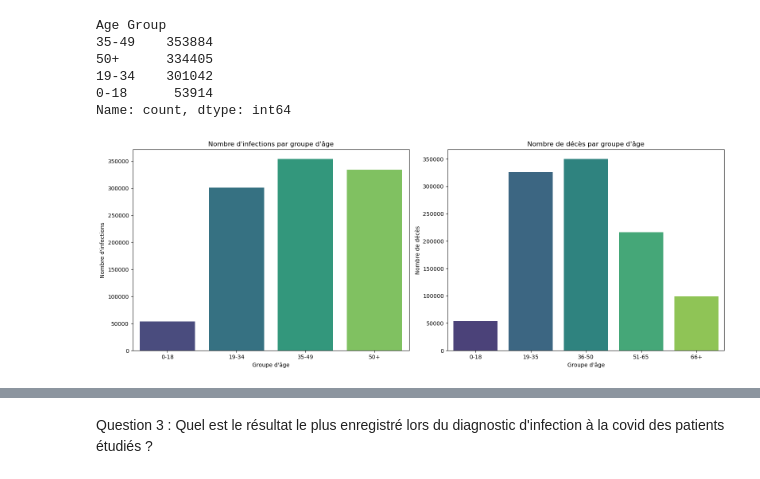
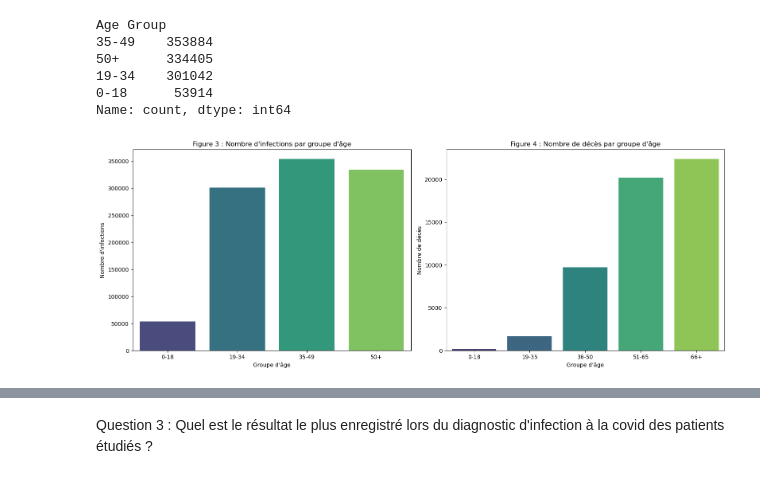
Before and after one commit to Dolina25/Projet_Final_PyML, a Jupyter notebook: Projet_fin_python_Dolina_Christ.ipynb, the cells around one changed output, grey strips where cells are left out. Drawn from its saved outputs; the diff is of its cells as text; code cells hidden in the pictures.

```diff
--- a/Projet_fin_python_Dolina_Christ.ipynb
+++ b/Projet_fin_python_Dolina_Christ.ipynb
@@ -379,7 +379,7 @@ plt.show()
 # 4 - Effectuez toute étape supplémentaire (analyse des dates, création de colonnes supplémentaires, fusion de plusieurs ensembles de données, etc.)
 # %%
 # Remplacer les date '9999-99-99' représente des valeurs de dates pour lesquelles les patients ne sont pas morts
-covid_data['DATE_DIED'] = covid_data['DATE_DIED'].replace('9999-99-99','Alive')
+covid_data['DATE_DIED'] = covid_data['DATE_DIED'].replace('9999-99-99','-')
 
 # Création d'une colonne 'died' qui détermine le statut de la personne s'il est décédé ou non
 covid_data['Died'] = covid_data['DATE_DIED'].apply(lambda x: 'Yes' if x != '-' else 'No')
@@ -544,0 +515,28 @@ plt.show()
+# %%
+# Compter les patients décédé par sexe et ayant le résultat de test de covid positif (1,2 et 3)
+deaths_df = covid_data[(covid_data['DATE_DIED'] != '-') & (covid_data['CLASIFFICATION_FINAL'].isin([1, 2, 3]))]
+death_counts = deaths_df['SEX'].value_counts()
+
+# Compter les patients i par sexe et ayant le résultat de test de covid positif (1,2 et 3)
+infection_df = covid_data[covid_data['CLASIFFICATION_FINAL'].isin([1, 2, 3])]
+infection_counts = infection_df['SEX'].value_counts()
+
+# Creer les sous-graphes
+fig, (ax1, ax2) = plt.subplots(1, 2, figsize=(16, 6))
+
+# Définir les couleurs d'affichage par sexe
+#colors = {1: 'orange', 2: 'blue'}
+
+# Definition des paramètres de l'histogramme d'infection à la COVID enregistré par genre
+sns.barplot(x=infection_counts.index, y=infection_counts.values, hue=infection_counts.index, palette='crest', ax=ax1)
+ax1.set_title('Figure 1 Nombre infecté par genre')
+ax1.set_xlabel('Genre')
+ax1.set_ylabel('Nombre infecté')
+
+# Definition des paramètres de l'histogramme de décès par genre
+sns.barplot(x=death_counts.index, y=death_counts.values, hue=death_counts.index, palette='crest', ax=ax2)
+ax2.set_title('Figure 2 Nombre de décès par genre')
+ax2.set_xlabel('Genre')
+ax2.set_ylabel('Nombre de décès')
+
+plt.show()
@@ -577,35 +577,35 @@ infection_counts_by_age_group = covid_data['Age Group'].value_counts()
 death_counts_age_group = deaths_df['Age Group'].value_counts()
 
 # Créer des sous-graphiques
 fig, (ax1, ax2) = plt.subplots(1, 2, figsize=(16, 6))
 
 # Graphique pour les infections par groupe d'âge
 sns.barplot(
     x=infection_counts_by_age_group.index,
     y=infection_counts_by_age_group.values,
-    hue=infection_counts_by_age_group.index,  # Ajout de 'hue'
+    hue=infection_counts_by_age_group.index,
     palette='viridis',
     ax=ax1,
     legend=False  # Désactive la légende si elle n'est pas nécessaire
 )
-ax1.set_title('Nombre d\'infections par groupe d\'âge')
+ax1.set_title('Figure 3 : Nombre d\'infections par groupe d\'âge')
 ax1.set_xlabel('Groupe d\'âge')
 ax1.set_ylabel('Nombre d\'infections')
 
 # Graphique pour les décès par groupe d'âge
 sns.barplot(
     x=death_counts_age_group.index,
     y=death_counts_age_group.values,
-    hue=death_counts_age_group.index,  # Ajout de 'hue'
+    hue=death_counts_age_group.index,
     palette='viridis',
     ax=ax2,
     legend=False  # Désactive la légende si elle n'est pas nécessaire
 )
-ax2.set_title('Nombre de décès par groupe d\'âge')
+ax2.set_title('Figure 4 : Nombre de décès par groupe d\'âge')
 ax2.set_xlabel('Groupe d\'âge')
 ax2.set_ylabel('Nombre de décès')
 
 plt.tight_layout()
 plt.show()
 # %% [output]
-[figure, old version]
+[figure, new version]
```
Also changed, not shown: parts of 29 cells of this notebook.
